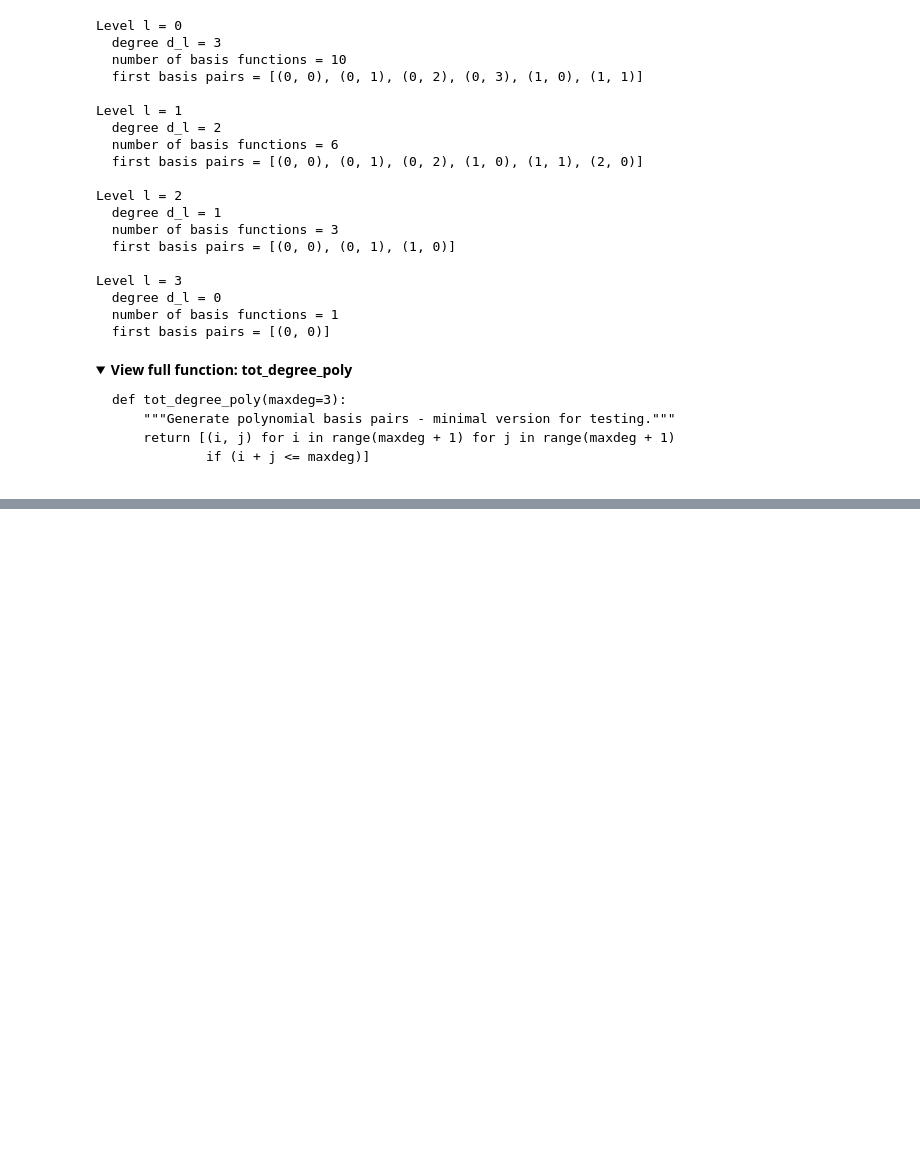
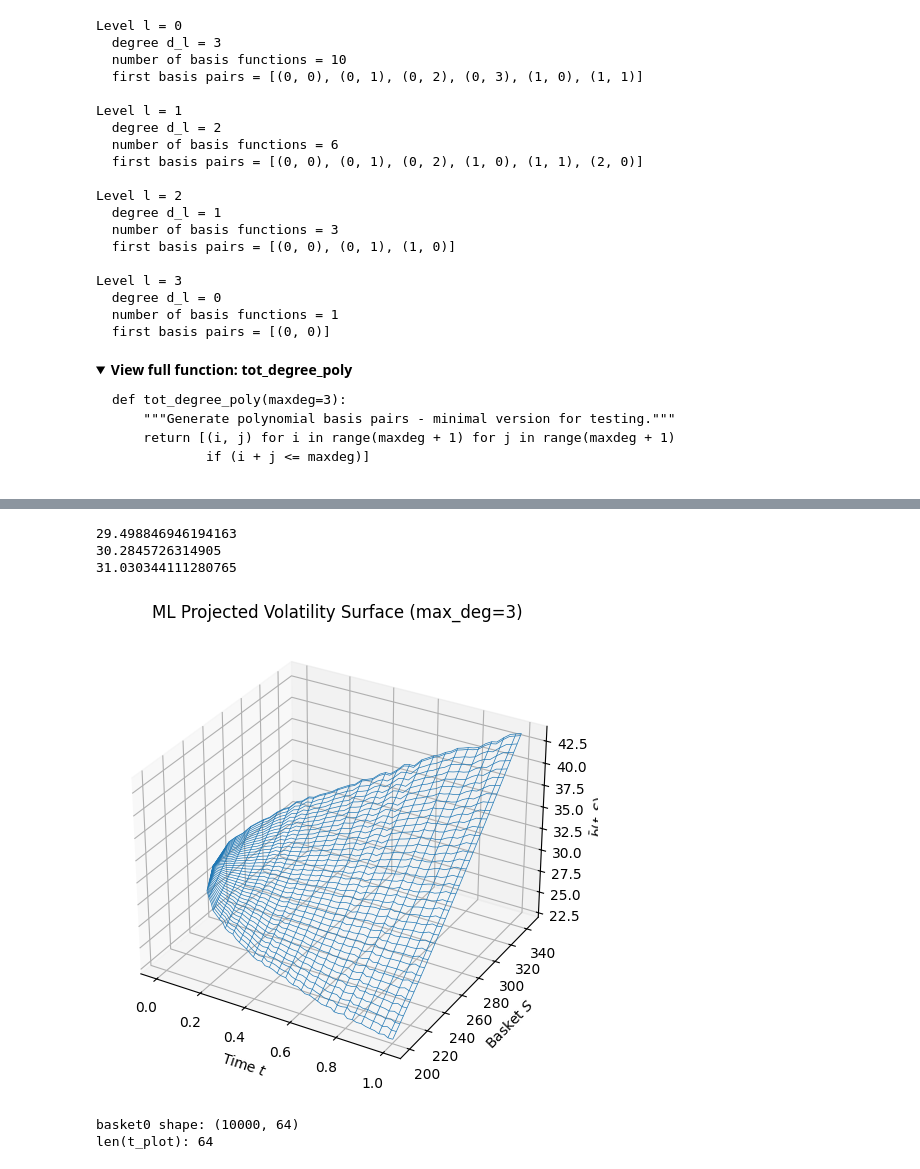
Before and after one commit to leolalvay/KAUST_OPTION_PRICING, a Jupyter notebook: L2_Regression/notebooks_seb/nb05_Legendre_Multi_Level.ipynb, the cells around one changed output, grey strips where cells are left out. Drawn from its saved outputs; the diff is of its cells as text; code cells hidden in the pictures; folded sections open; blank space fills up the shorter version.

```diff
--- a/L2_Regression/notebooks_seb/nb05_Legendre_Multi_Level.ipynb
+++ b/L2_Regression/notebooks_seb/nb05_Legendre_Multi_Level.ipynb
@@ -698,0 +1168,30 @@ def tot_degree_poly(maxdeg=3): """Generate polynomial basis pairs - minimal vers
+# %%
+
+
+print(b_bar_ml(0.0, np.mean(basket0[:, 0])))
+print(b_bar_ml(T/2, np.mean(basket0[:, basket0.shape[1]//2])))
+print(b_bar_ml(T, np.mean(basket0[:, -1])))
+
+dt_plot = h0 * 2**(-max_deg)
+N_t_plot = int(T / dt_plot)
+t_plot = np.linspace(0, T, N_t_plot)
+fig, ax = plot_local_volatility(
+    b_bar=b_bar_ml,
+    basket=basket0,
+    t=t_plot,
+    K=50,
+    L=150,
+    title=f"ML Projected Volatility Surface (max_deg={max_deg})",
+    color="C0",
+    save_path='MLsurfmd3.pdf',  # or e.g. "ML_VolSurf_maxdeg3.pdf"
+)
+plt.show()
+print("basket0 shape:", basket0.shape)
+print("len(t_plot):", len(t_plot))
+# %% [output]
+29.498846946194163
+30.2845726314905
+31.030344111280765
+[figure, added]
+basket0 shape: (10000, 64)
+len(t_plot): 64
```
Also changed, not shown: parts of 14 cells of this notebook.
